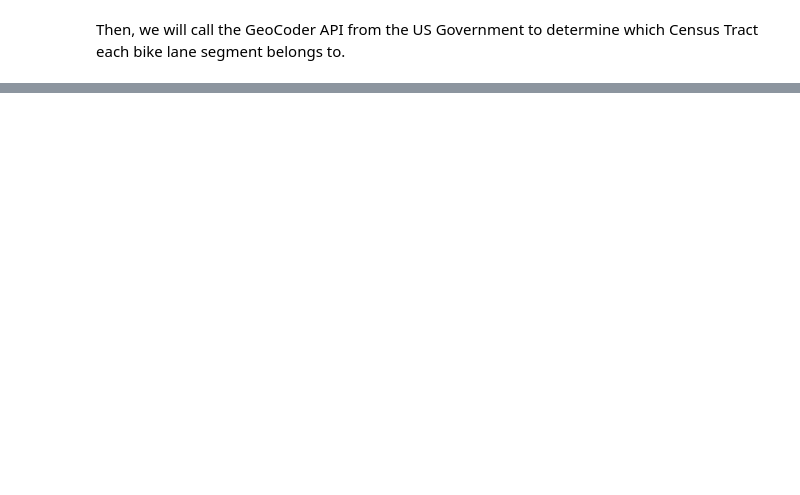
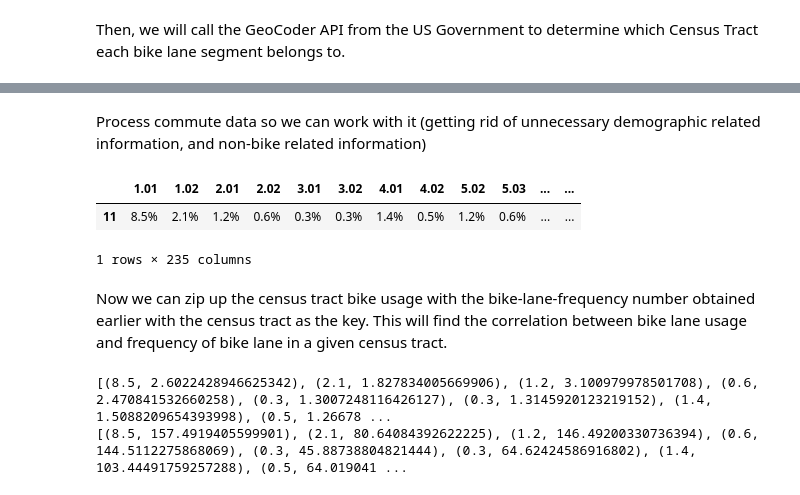
Before and after one commit to BU-CS210A-S23/ds-livable-streets-infra, a Jupyter notebook: sp24-team-c/deliverables/bikelane applied/mid-sem-report.ipynb, the cells around one changed output, grey strips where cells are left out. Drawn from its saved outputs; the diff is of its cells as text; code cells hidden in the pictures; blank space fills up the shorter version.

```diff
--- a/sp24-team-c/deliverables/bikelane applied/mid-sem-report.ipynb
+++ b/sp24-team-c/deliverables/bikelane applied/mid-sem-report.ipynb
@@ -29,0 +168,55 @@ Census Tract: 1301.01
+# %% [markdown]
+Process commute data so we can work with it (getting rid of unnecessary demographic related information, and non-bike related information)
+# %%
+commute = pd.read_csv('Commute Data.csv')
+commute = commute.iloc[[11]] # keeps only bike commute rate
+commute = commute.iloc[:, 1::3] # keeps only total estimates, not male or female specific
+
+new_column_names = []
+
+for column_name in commute.columns:
+    words = column_name.split()
+    if len(words) >= 3:
+        new_column_name = words[2]  # extract the census number from the original column name
+    else:
+        new_column_name = column_name  # edge case
+    new_column_names.append(new_column_name[:-1])
+
+# Rename the columns
+commute.columns = new_column_names
+
+commute.head()
+# %% [output]
+|  | 1.01 | 1.02 | 2.01 | 2.02 | 3.01 | 3.02 | 4.01 | 4.02 | 5.02 | 5.03 | ... | ... |
+| 11 | 8.5% | 2.1% | 1.2% | 0.6% | 0.3% | 0.3% | 1.4% | 0.5% | 1.2% | 0.6% | ... | ... |
+1 rows × 235 columns
+# %% [markdown]
+Now we can zip up the census tract bike usage with the bike-lane-frequency number obtained earlier with the census tract as the key. This will find the correlation between bike lane usage and frequency of bike lane in a given census tract.
+# %%
+frequency_trend = []
+
+row = commute.iloc[0]
+
+for col, val in row.items():
+    if val == '-':
+        continue
+    cen = float(col)
+    if cen in census_bikelane_freq:
+        frequency_trend.append( (float(val.strip('%')), census_bikelane_freq[cen]) )
+    # print(f"Column name: {col}, Value: {val}")
+
+connectivity_trend = []
+for col, val in row.items():
+    if val == '-':
+        continue
+    cen = float(col)
+    if cen in census_bikelane_connectivity:
+        connectivity_trend.append( (float(val.strip('%')), census_bikelane_connectivity[cen]) )
+    # print(f"Column name: {col}, Value: {val}")
+
+print(frequency_trend)
+print(connectivity_trend)
+# print(commute.iloc[0]['8.06'])
+# %% [output]
+[(8.5, 2.6022428946625342), (2.1, 1.827834005669906), (1.2, 3.100979978501708), (0.6, 2.470841532660258), (0.3, 1.3007248116426127), (0.3, 1.3145920123219152), (1.4, 1.5088209654393998), (0.5, 1.26678 ...
+[(8.5, 157.4919405599901), (2.1, 80.64084392622225), (1.2, 146.49200330736394), (0.6, 144.5112275868069), (0.3, 45.88738804821444), (0.3, 64.62424586916802), (1.4, 103.44491759257288), (0.5, 64.019041 ...
```
Also changed, not shown: parts of 12 cells of this notebook, 3 other files.
